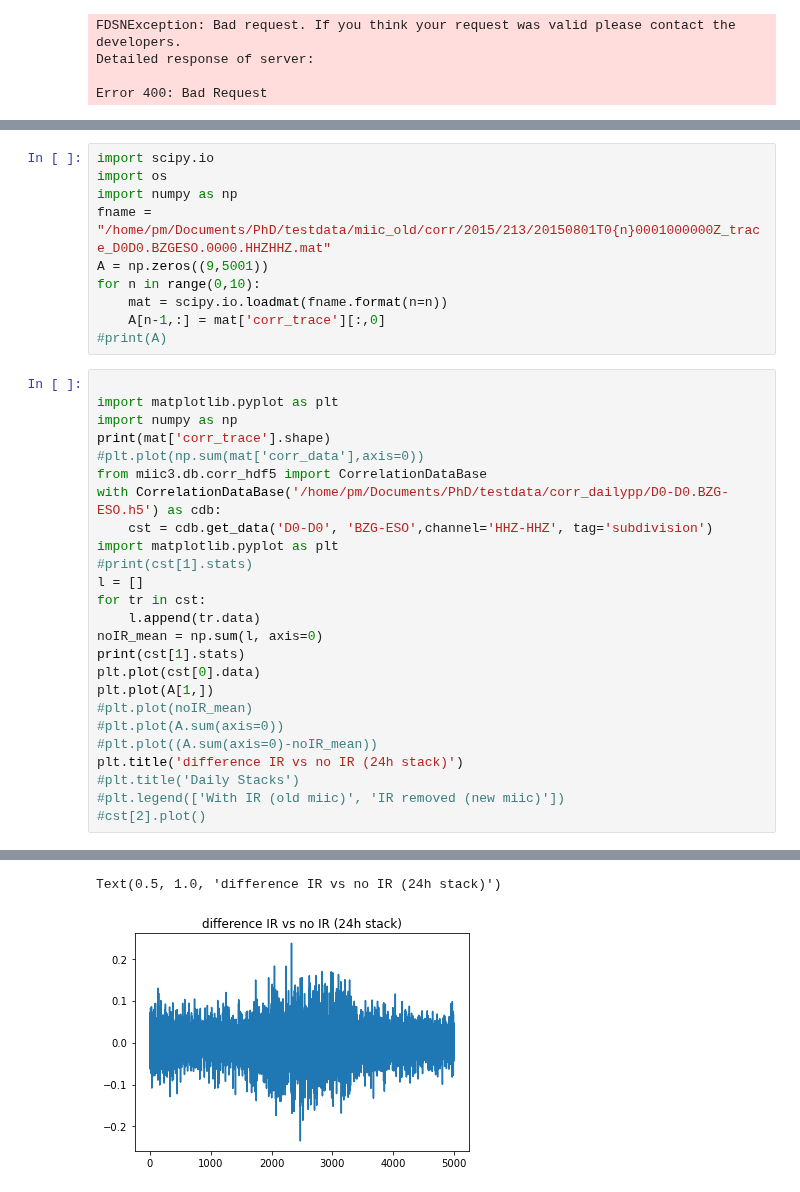
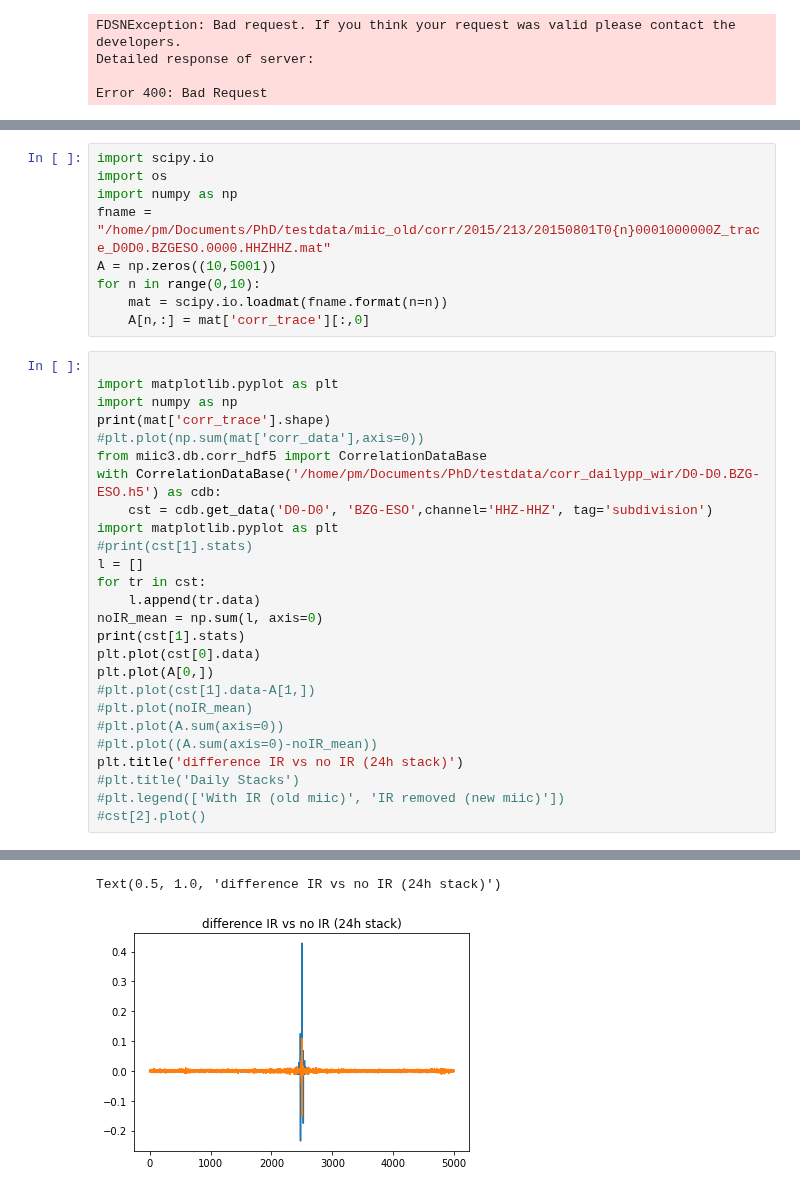
Before and after one commit to PeterMakus/SeisMIC, a Jupyter notebook: testnb.ipynb, the cells around one changed output, grey strips where cells are left out. Saved outputs shown, nothing was run; the diff lists cells and outputs as text.

```diff
--- a/testnb.ipynb
+++ b/testnb.ipynb
@@ -52,11 +52,10 @@ import scipy.io
 import os
 import numpy as np
 fname = "/home/pm/Documents/PhD/testdata/miic_old/corr/2015/213/20150801T0{n}0001000000Z_trace_D0D0.BZGESO.0000.HHZHHZ.mat"
-A = np.zeros((9,5001))
+A = np.zeros((10,5001))
 for n in range(0,10):
     mat = scipy.io.loadmat(fname.format(n=n))
-    A[n-1,:] = mat['corr_trace'][:,0]
-#print(A)
+    A[n,:] = mat['corr_trace'][:,0]
 # %%
 
 import matplotlib.pyplot as plt
@@ -64,7 +63,7 @@ import numpy as np
 print(mat['corr_trace'].shape)
 #plt.plot(np.sum(mat['corr_data'],axis=0))
 from miic3.db.corr_hdf5 import CorrelationDataBase
-with CorrelationDataBase('/home/pm/Documents/PhD/testdata/corr_dailypp/D0-D0.BZG-ESO.h5') as cdb:
+with CorrelationDataBase('/home/pm/Documents/PhD/testdata/corr_dailypp_wir/D0-D0.BZG-ESO.h5') as cdb:
     cst = cdb.get_data('D0-D0', 'BZG-ESO',channel='HHZ-HHZ', tag='subdivision')
 import matplotlib.pyplot as plt
 #print(cst[1].stats)
@@ -73,32 +72,33 @@ for tr in cst:
     l.append(tr.data)
 noIR_mean = np.sum(l, axis=0)
 print(cst[1].stats)
 plt.plot(cst[0].data)
-plt.plot(A[1,])
+plt.plot(A[0,])
+#plt.plot(cst[1].data-A[1,])
 #plt.plot(noIR_mean)
 #plt.plot(A.sum(axis=0))
 #plt.plot((A.sum(axis=0)-noIR_mean))
 plt.title('difference IR vs no IR (24h stack)')
 #plt.title('Daily Stacks')
 #plt.legend(['With IR (old miic)', 'IR removed (new miic)'])
 #cst[2].plot()
 # %% [output]
 (5001, 1)
          network: D0-D0
          station: BZG-ESO
         location: 00-00
          channel: HHZ-HHZ
        starttime: 2015-08-01T01:00:01.000000Z
          endtime: 2015-08-01T01:03:21.000000Z
    sampling_rate: 25.0
            delta: 0.04
             npts: 5001
            calib: 1.0
          _format: hdf5
 ... (11 lines left out)
         startime: 2015213T010001.0000Z
             stel: 1150.0
             stla: 55.9399
             stlo: 160.6961
 Text(0.5, 1.0, 'difference IR vs no IR (24h stack)')
-[figure, old version]
+[figure, new version]
```
Also changed, not shown: parts of 6 cells of this notebook, 2 other files.
